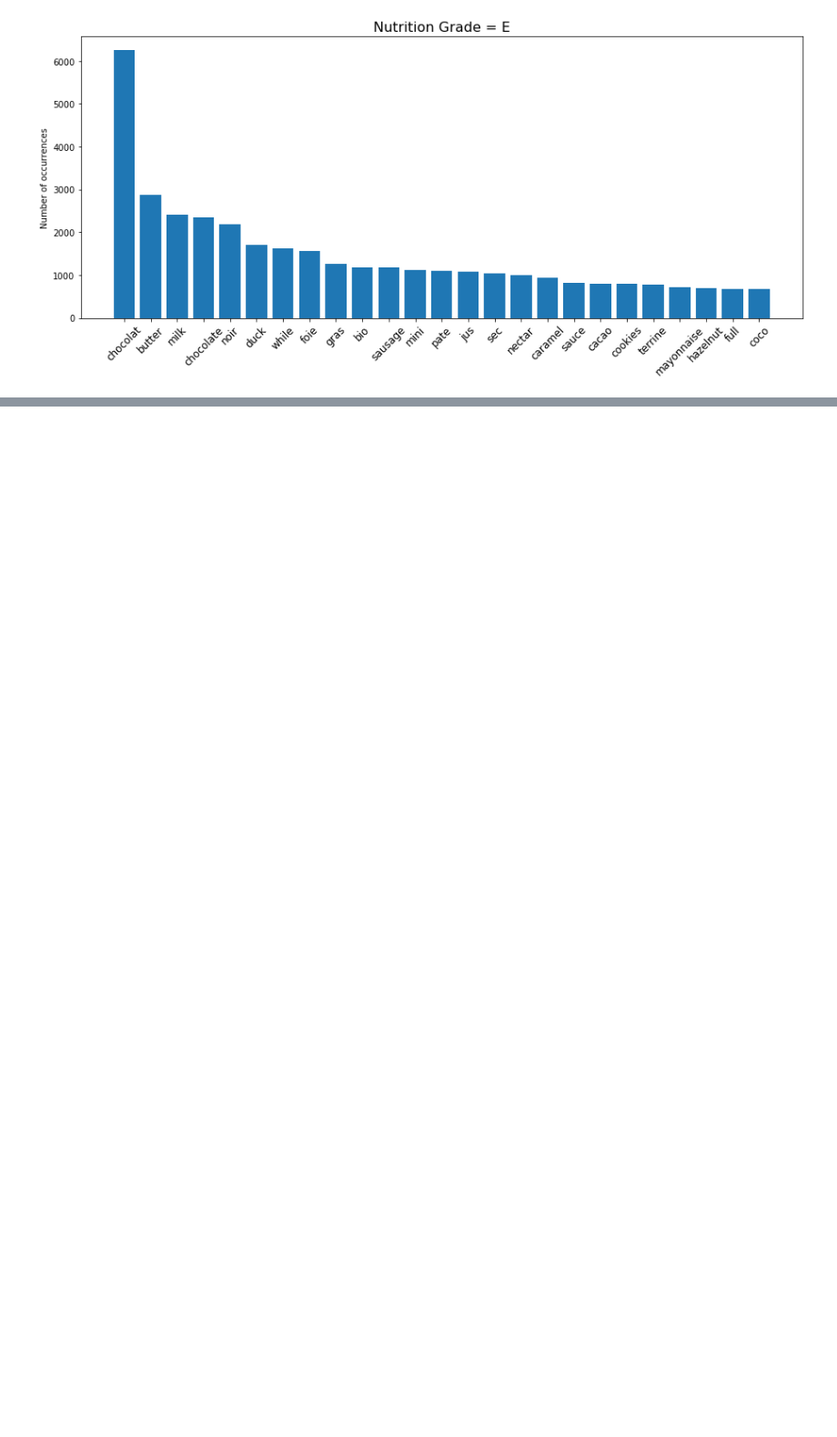
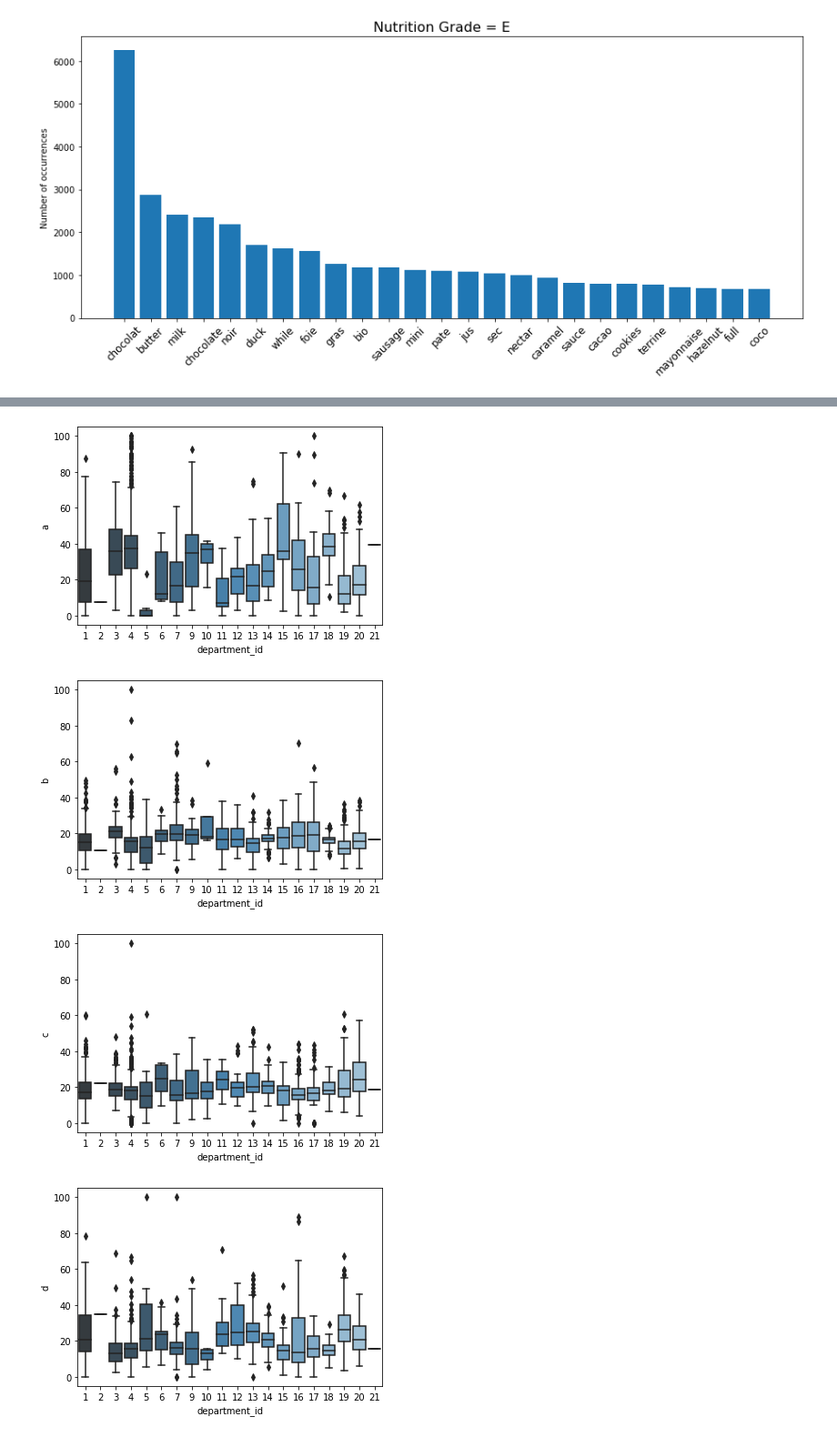
Before and after one commit to MarcBickel/project_gobigorgohome, a Jupyter notebook: openfood_lorenzo.ipynb, the cells around one changed output, grey strips where cells are left out. Shown at 91% size. Cells and saved outputs as stored; diff of their text form; code cells hidden in the pictures; blank space fills up the shorter version.

```diff
--- a/openfood_lorenzo.ipynb
+++ b/openfood_lorenzo.ipynb
@@ -339,0 +539,9 @@ for i in np.unique(df_ns['nutrition_grade_fr']):
+# %%
+for grade in nutritional_grades:
+    fig,ax=plt.subplots()
+    sns.boxplot(data=prod_95,x='department_id',y=grade,palette="Blues_d",ax=ax)
+# %% [output]
+[figure, added]
+[figure, added]
+[figure, added]
+[figure, added]
```
Also changed, not shown: parts of 39 cells of this notebook, 2 other files.
